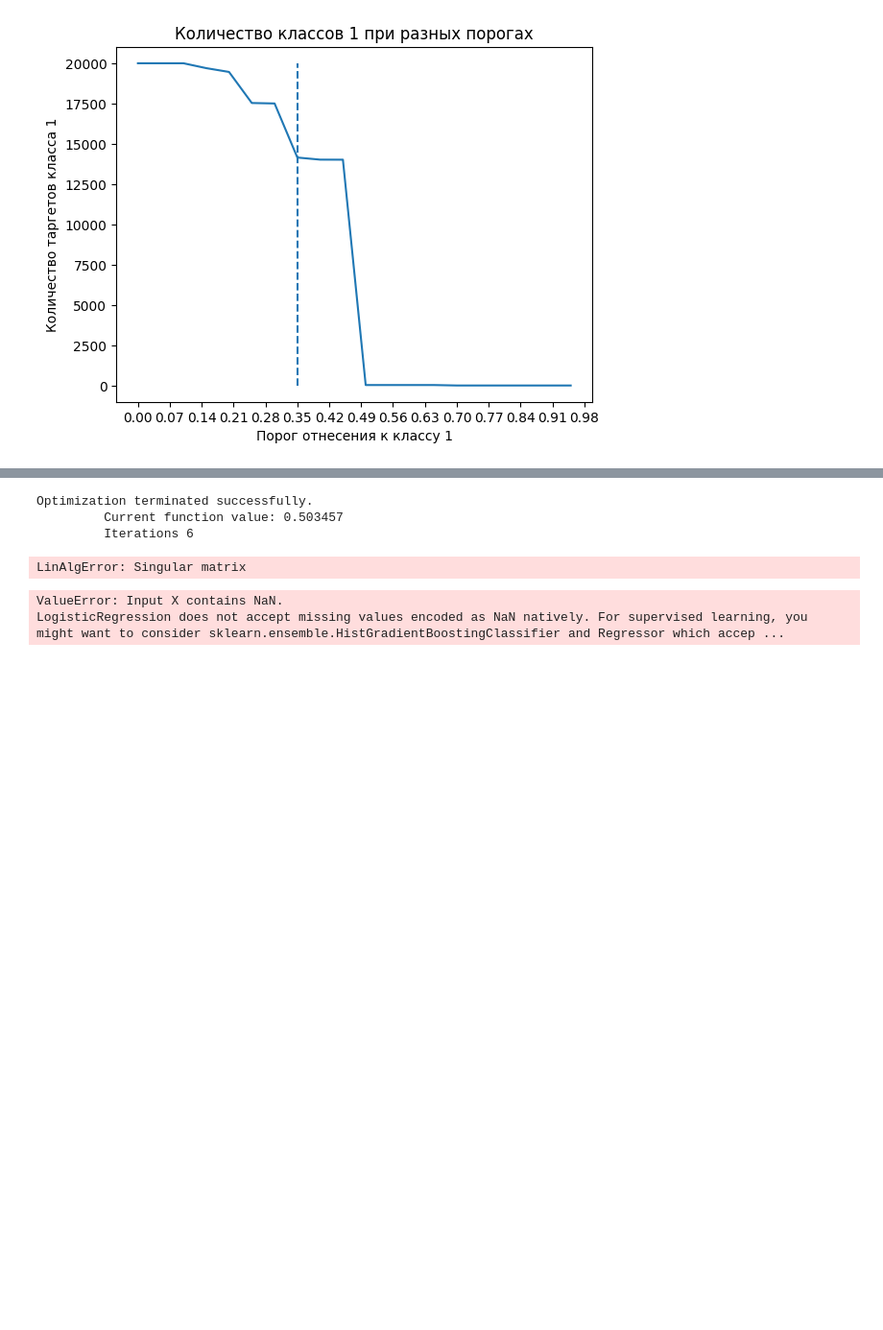
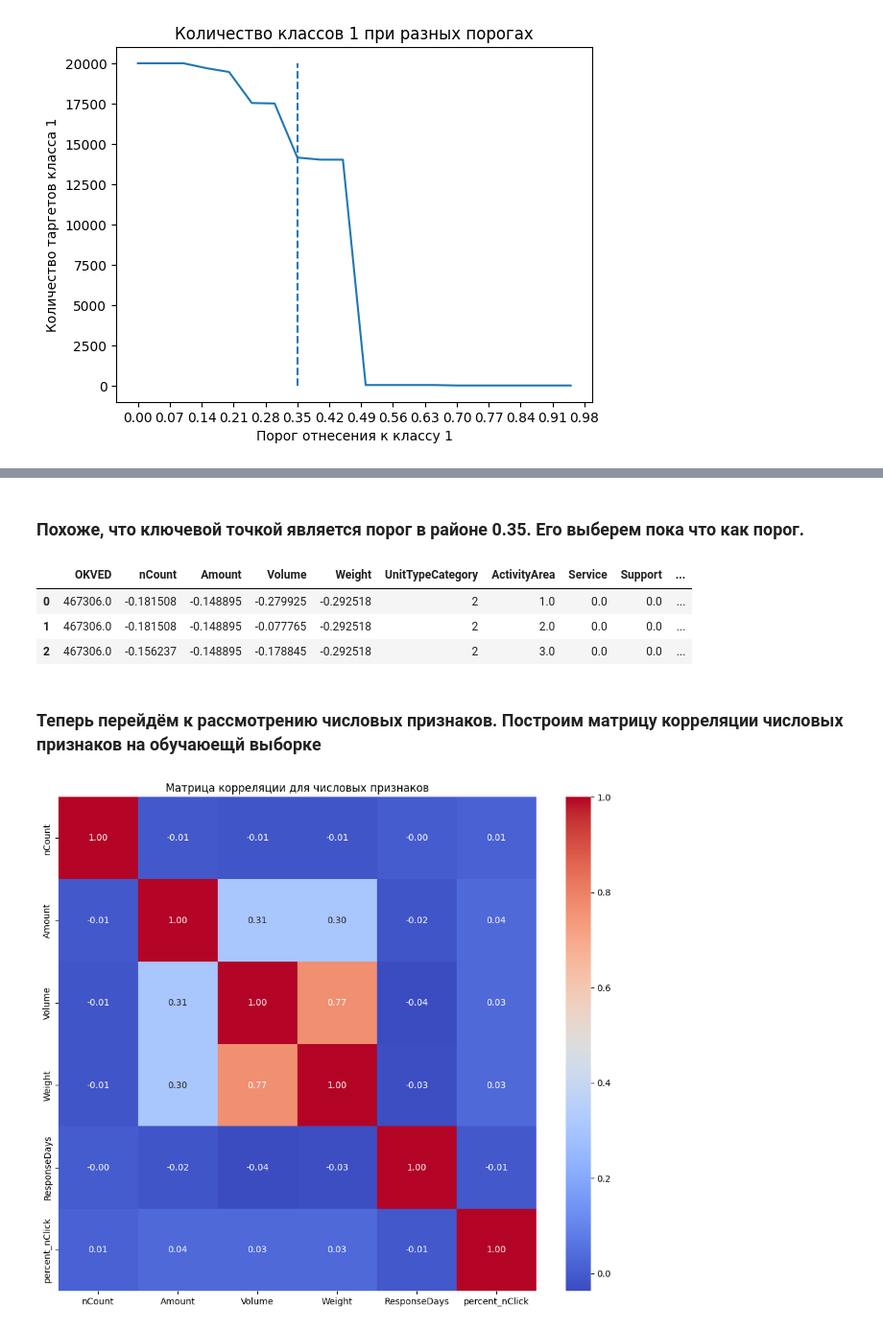
Before and after one commit to Bjorik23/mipt_datatons, a Jupyter notebook: target_customer_segment/feature_selection/select_feature.ipynb, the cells around one changed output, grey strips where cells are left out. Shown: that part at 96% size. Drawn from its saved outputs; the diff is of its cells as text; code cells hidden in the pictures; blank space fills up the shorter version.

```diff
--- a/target_customer_segment/feature_selection/select_feature.ipynb
+++ b/target_customer_segment/feature_selection/select_feature.ipynb
@@ -271,30 +179,26 @@ import statsmodels.api as sm
-# %%
-X, y = final_df.drop('Weight', axis = 1).loc[:, 'OKVED':'IsWeekend'],   final_df.loc[:, 'BinNclick']
-
-# Инициализация логистической регрессии
-logit_model = sm.Logit(y, X)
-
-# Подгонка модели
-result = logit_model.fit()
-
-# Вывод результатов
-print(result.summary())
-
-# Отбор признаков с использованием критерия Акаике
-selected_features = X.columns[np.where(result.pvalues < 0.05)[0]]
-print("Selected Features:", selected_features)
-# %% [output]
-Optimization terminated successfully.
-         Current function value: 0.503457
-         Iterations 6
-LinAlgError: Singular matrix
-# %%
-# train a logistic regression model on the training set
-from sklearn.linear_model import LogisticRegression
-# instantiate the model
-logreg = LogisticRegression(solver='lbfgs', random_state=0)
-# fit the model
-logreg.fit(final_df.loc[:,'OKVED':'IsWeekend'], final_df.loc[:,'BinNclick'])
-# %% [output]
-ValueError: Input X contains NaN.
-LogisticRegression does not accept missing values encoded as NaN natively. For supervised learning, you might want to consider sklearn.ensemble.HistGradientBoostingClassifier and Regressor which accep ...
+# %% [markdown]
+### Похоже, что ключевой точкой является порог в районе 0.35. Его выберем пока что как порог.
+# %%
+final_df['BinNclick'] = final_df['percent_nClick'].map(lambda x: 1 if x>0.35 else 0)
+final_df.head(3)
+# %% [output]
+|  | OKVED | nCount | Amount | Volume | Weight | UnitTypeCategory | ActivityArea | Service | Support | ... |
+| 0 | 467306.0 | -0.181508 | -0.148895 | -0.279925 | -0.292518 | 2 | 1.0 | 0.0 | 0.0 | ... |
+| 1 | 467306.0 | -0.181508 | -0.148895 | -0.077765 | -0.292518 | 2 | 2.0 | 0.0 | 0.0 | ... |
+| 2 | 467306.0 | -0.156237 | -0.148895 | -0.178845 | -0.292518 | 2 | 3.0 | 0.0 | 0.0 | ... |
+# %% [markdown]
+### Теперь перейдём к рассмотрению числовых признаков. Построим матрицу корреляции числовых признаков на обучаюещй выборке
+# %%
+import seaborn as sns
+import matplotlib.pyplot as plt
+
+# Вычисление корреляции между признаками
+correlation_matrix = final_df.loc[:, numeric_columns + ['percent_nClick']].corr()
+
+# Построение тепловой карты
+plt.figure(figsize=(12, 10))
+sns.heatmap(correlation_matrix, annot=True, cmap='coolwarm', fmt=".2f")
+plt.title('Матрица корреляции для числовых признаков')
+plt.show()
+# %% [output]
+[figure, added]
```
Also changed, not shown: parts of 76 cells of this notebook, 7 other files.
